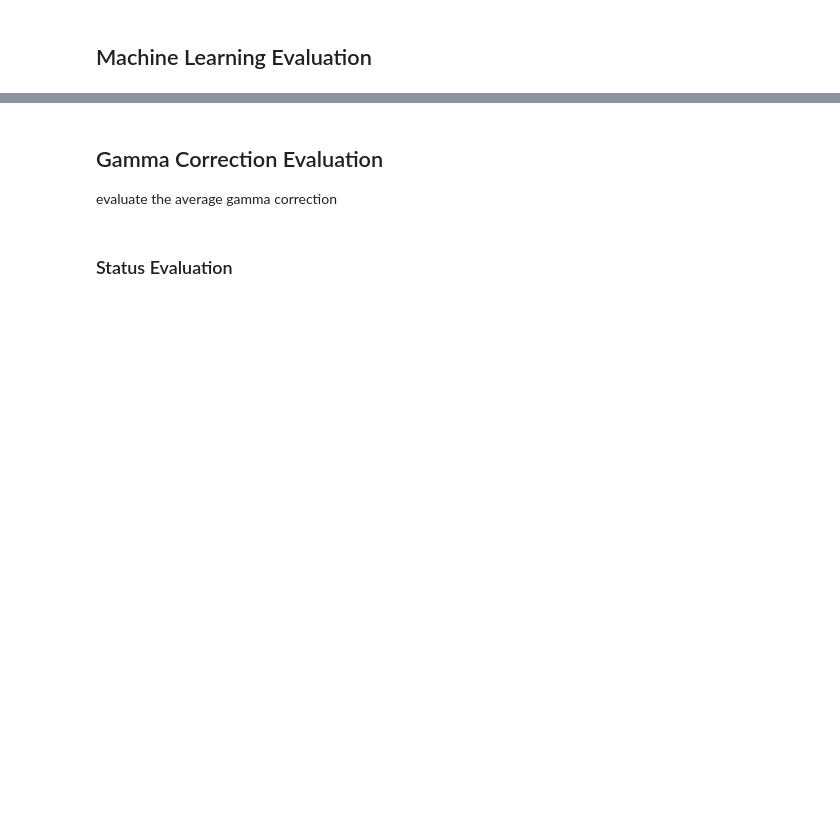
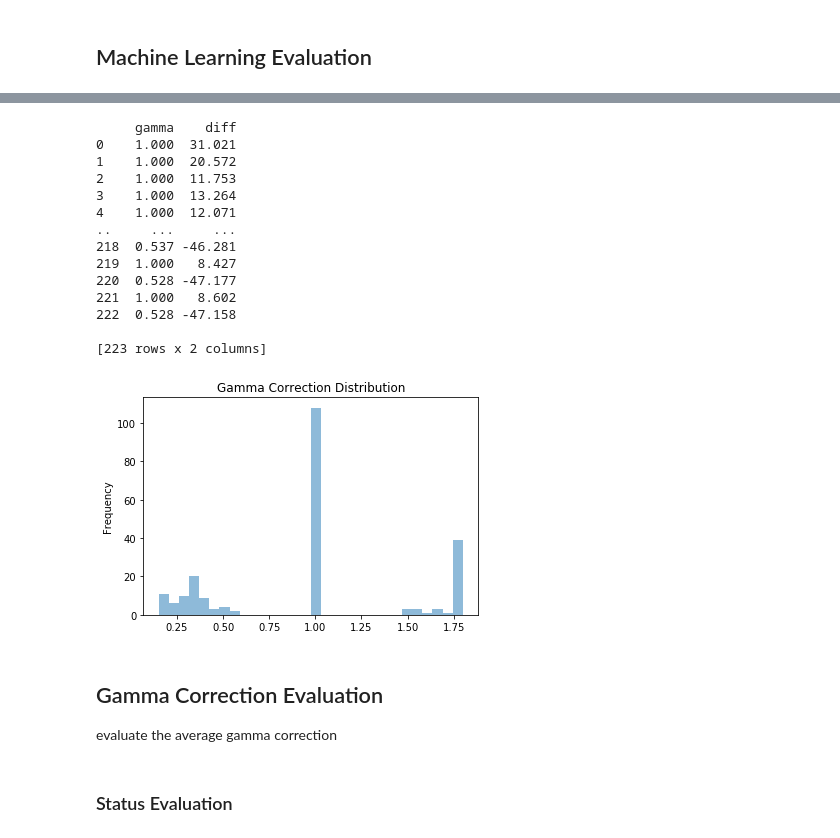
Before and after one commit to Phaips/autoliftout, a Jupyter notebook: liftout/tools/notebook.ipynb, the cells around one changed output, grey strips where cells are left out. Drawn from its saved outputs; the diff is of its cells as text; code cells hidden in the pictures; blank space fills up the shorter version.

```diff
--- a/liftout/tools/notebook.ipynb
+++ b/liftout/tools/notebook.ipynb
@@ -83,3 +106,22 @@ plot_gamma_data(gamma_dict)
+# %%
+_, df_gamma = plot_gamma_data(gamma_dict)
+print(df_gamma)
+# %% [output]
+     gamma    diff
+0    1.000  31.021
+1    1.000  20.572
+2    1.000  11.753
+3    1.000  13.264
+4    1.000  12.071
+..     ...     ...
+218  0.537 -46.281
+219  1.000   8.427
+220  0.528 -47.177
+221  1.000   8.602
+222  0.528 -47.158
+
+[223 rows x 2 columns]
+[figure, added]
 # %% [markdown]
 ## Gamma Correction Evaluation
 evaluate the average gamma correction
```
Also changed, not shown: parts of 10 cells of this notebook, 1 other file.
